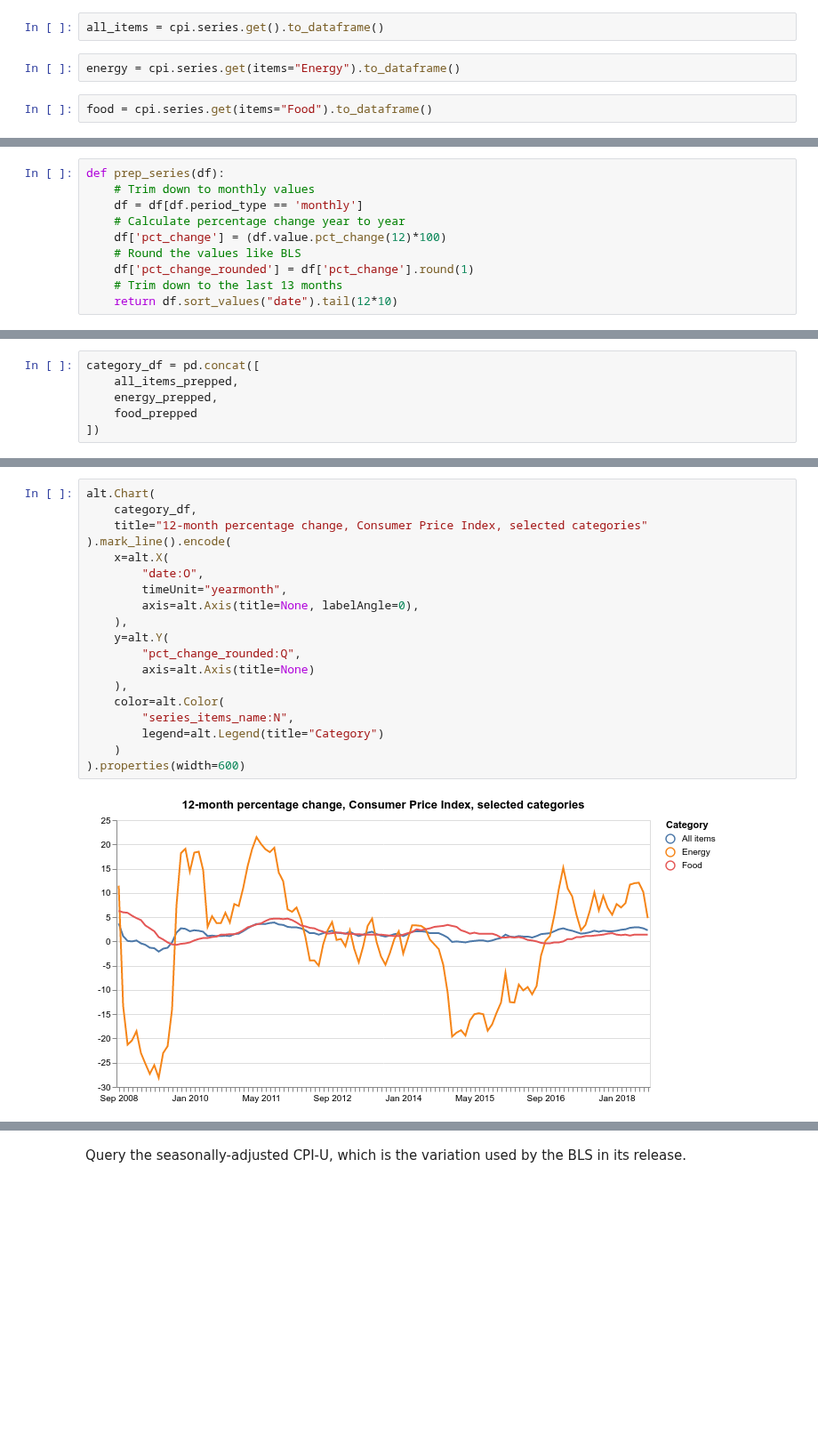
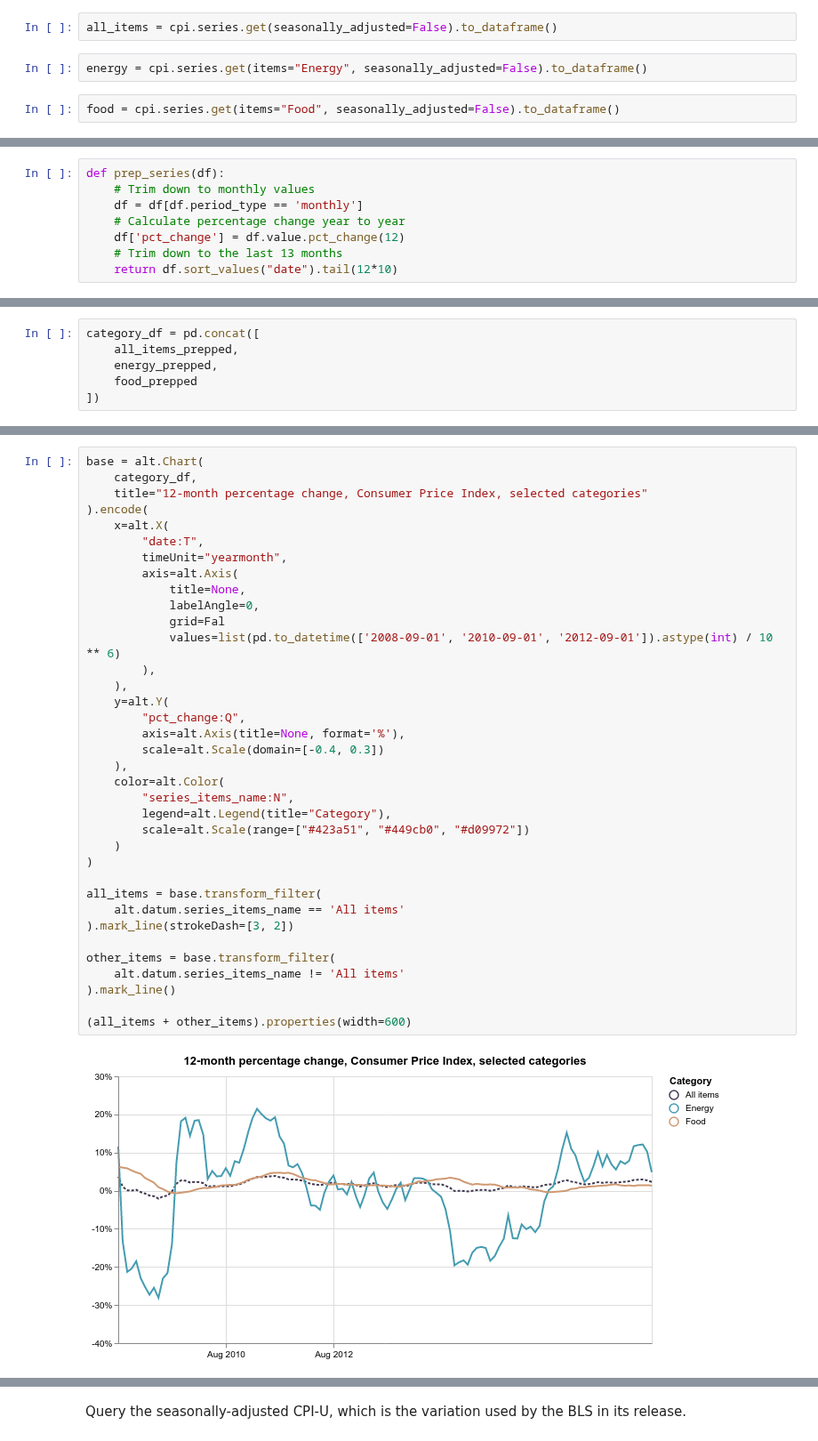
Before and after one commit to palewire/cpi, a Jupyter notebook: notebooks/analysis.ipynb, the cells around one changed output, grey strips where cells are left out. Shown at 89% size. Saved outputs shown, nothing was run; the diff lists cells and outputs as text; blank space fills up the shorter version.

```diff
--- a/notebooks/analysis.ipynb
+++ b/notebooks/analysis.ipynb
@@ -28,11 +28,11 @@ In an October 2018 [post](https://www.bls.gov/opub/ted/2018/consumer-prices-up-2
 # %% [markdown]
 Query the three data series charted by the BLS
 # %%
-all_items = cpi.series.get().to_dataframe()
+all_items = cpi.series.get(seasonally_adjusted=False).to_dataframe()
 # %%
-energy = cpi.series.get(items="Energy").to_dataframe()
+energy = cpi.series.get(items="Energy", seasonally_adjusted=False).to_dataframe()
 # %%
-food = cpi.series.get(items="Food").to_dataframe()
+food = cpi.series.get(items="Food", seasonally_adjusted=False).to_dataframe()
 # %% [markdown]
 Write a function to prepare each series for presentation
 # %%
@@ -40,9 +40,7 @@ def prep_series(df):
     # Trim down to monthly values
     df = df[df.period_type == 'monthly']
     # Calculate percentage change year to year
-    df['pct_change'] = (df.value.pct_change(12)*100)
-    # Round the values like BLS
-    df['pct_change_rounded'] = df['pct_change'].round(1)
+    df['pct_change'] = df.value.pct_change(12)
     # Trim down to the last 13 months
     return df.sort_values("date").tail(12*10)
 # %%
@@ -69,24 +64,41 @@ category_df = pd.concat([
 # %%
-alt.Chart(
+base = alt.Chart(
     category_df,
     title="12-month percentage change, Consumer Price Index, selected categories"
-).mark_line().encode(
+).encode(
     x=alt.X(
-        "date:O",
+        "date:T",
         timeUnit="yearmonth",
-        axis=alt.Axis(title=None, labelAngle=0),
+        axis=alt.Axis(
+            title=None,
+            labelAngle=0,
+            grid=Fal
+            values=list(pd.to_datetime(['2008-09-01', '2010-09-01', '2012-09-01']).astype(int) / 10 ** 6)
+        ),
     ),
     y=alt.Y(
-        "pct_change_rounded:Q",
-        axis=alt.Axis(title=None)
+        "pct_change:Q",
+        axis=alt.Axis(title=None, format='%'),
+        scale=alt.Scale(domain=[-0.4, 0.3])
     ),
     color=alt.Color(
         "series_items_name:N",
-        legend=alt.Legend(title="Category")
+        legend=alt.Legend(title="Category"),
+        scale=alt.Scale(range=["#423a51", "#449cb0", "#d09972"])
     )
-).properties(width=600)
+)
+
+all_items = base.transform_filter(
+    alt.datum.series_items_name == 'All items'
+).mark_line(strokeDash=[3, 2])
+
+other_items = base.transform_filter(
+    alt.datum.series_items_name != 'All items'
+).mark_line()
+
+(all_items + other_items).properties(width=600)
 # %% [output]
-[figure, old version]
+[figure, new version]
 # %% [markdown]
 ### Match monthly analysis published by the BLS.
 
```
Also changed, not shown: parts of 2 cells of this notebook.
